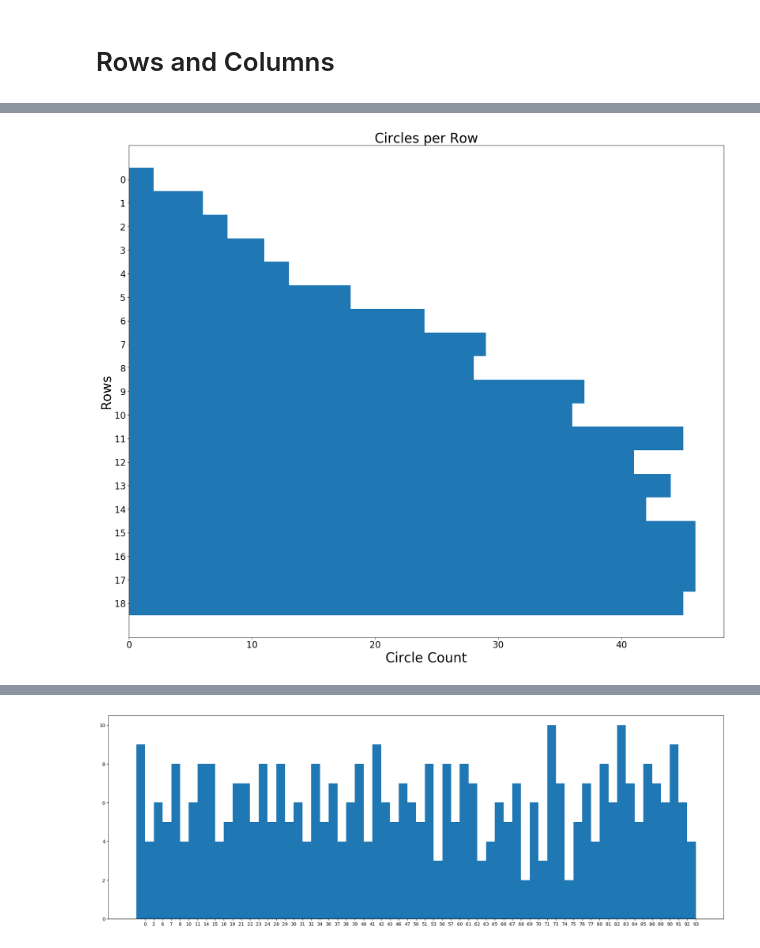
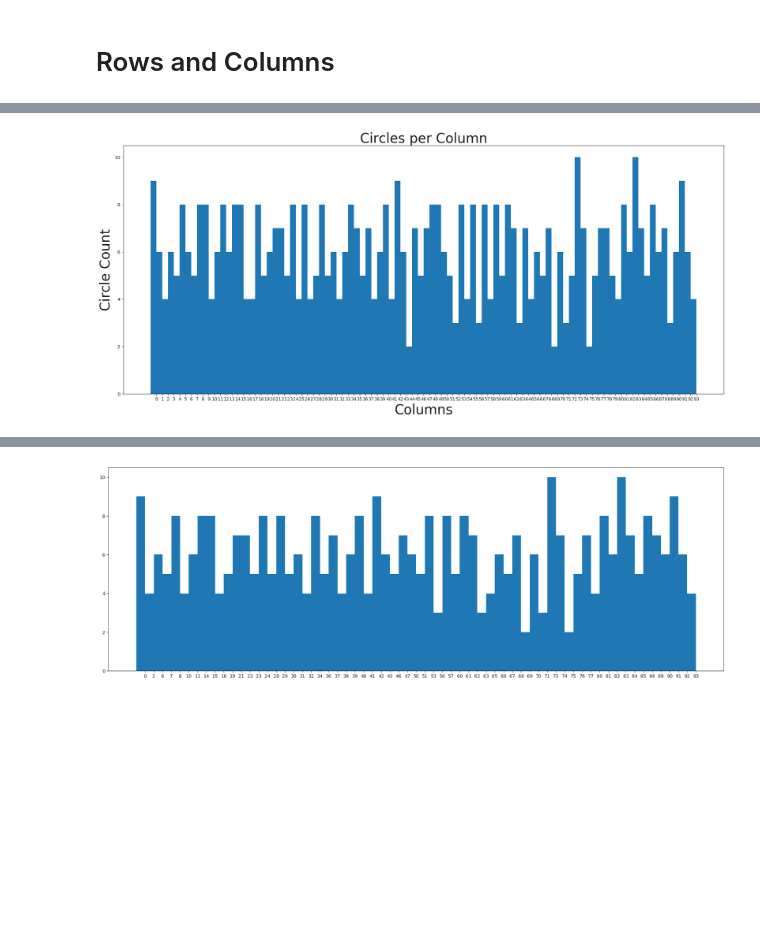
Before and after one commit to matthewsommer/experior, a Jupyter notebook: python/dotcipher/dotcipher.ipynb, the cells around one changed output, grey strips where cells are left out. Saved outputs shown, nothing was run; the diff lists cells and outputs as text; code cells hidden in the pictures; blank space fills up the shorter version.

Commit message:
Added seaborn plots

```diff
--- a/python/dotcipher/dotcipher.ipynb
+++ b/python/dotcipher/dotcipher.ipynb
@@ -164,8 +189,8 @@ Image(url= svg.export("center.svg").name)
 # %% [markdown]
 # Circles
 # %%
-circlesController = CirclesController(svg.circles())
-numCircles = circlesController.count()
+dataController = DataController(svg.circles())
+numCircles = dataController.circleCount()
 printmd('# Number of Circles: {}\n'.format(numCircles))
 # %% [output]
 # Number of Circles: 567
@@ -210,0 +229,6 @@ circles_per_row = Counter(circle.y for circle in circlesController.circles)
+# %%
+printmd("### Unique Color Columns")
+print(dataController.uniqueColorColumns())
+
+sns.set(color_codes=True)
+sns.distplot(dataController.uniqueColorColumns(), axlabel="Column Number");
@@ -210,0 +239,6 @@ circles_per_row = Counter(circle.y for circle in circlesController.circles)
+# %%
+printmd("### Unique Color Rows")
+print(dataController.uniqueColorRows())
+
+sns.set(color_codes=True)
+sns.distplot(dataController.uniqueColorRows(), axlabel="Row Number");
@@ -210,0 +249,6 @@ circles_per_row = Counter(circle.y for circle in circlesController.circles)
+# %%
+printmd("### Difference between unique color columns")
+print(np.diff(dataController.uniqueColorColumns()))
+
+sns.set(color_codes=True)
+sns.distplot(np.diff(dataController.uniqueColorColumns()));
@@ -211,16 +318,12 @@ circles_per_row = Counter(circle.y for circle in circlesController.circles)
 # %%
-labels, values = zip(*circles_per_row.items())
+labels, values = zip(*dataController.circlesPerColumn().items())
 indexes = np.arange(len(labels))
-plt.rcdefaults()
-fig, ax = plt.subplots(1,1,figsize=(24,20))
-ax.set_title('Circles per Row',fontsize= 30)
-ax.barh(indexes, values,1, align='center', ecolor='black')
-ax.set_yticks(indexes)
-ax.set_yticklabels(labels,fontsize= 30)
-ax.set_ylabel('Rows',fontsize= 30)
-ax.invert_yaxis()  # labels read top-to-bottom
-ax.set_xlabel('Circle Count',fontsize= 30)
-ax.tick_params(axis='both', which='major', labelsize=20)
+fig, ax = plt.subplots(1,1,figsize=(24,10))
+ax.set_title('Circles per Column',fontsize= 30)
+plt.bar(indexes, values, 1, align='center', ecolor='black')
+plt.xticks(indexes + 1 * 0.5, labels)
+ax.set_xlabel('Columns',fontsize= 30)
+ax.set_ylabel('Circle Count',fontsize= 30)
 plt.show()
 # %% [output]
-[figure, old version]
+[figure, new version]
```
Also changed, not shown: parts of 13 cells of this notebook.
